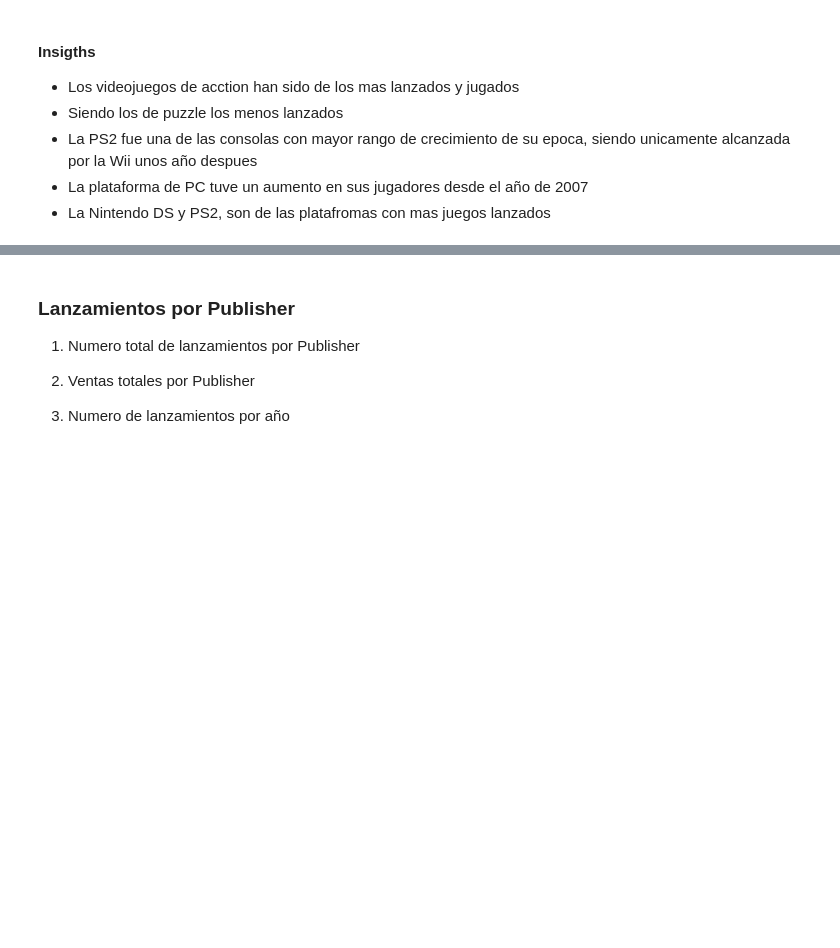
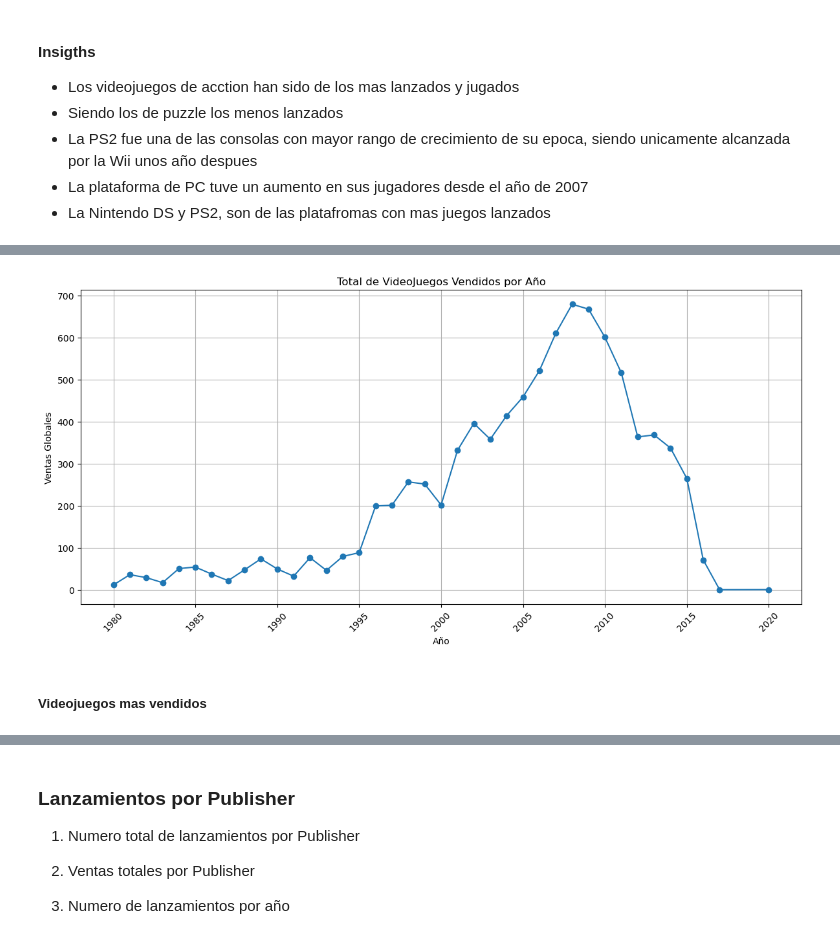
Before and after one commit to BryanHs20/Python-para-Data-Analyst, a Jupyter notebook: Tareas-Proyectos/Tarea M33-AD – Bryan Hernandez Solis.ipynb, the cells around one changed output, grey strips where cells are left out. Saved outputs shown, nothing was run; the diff lists cells and outputs as text; code cells hidden in the pictures; blank space fills up the shorter version.

```diff
--- a/Tareas-Proyectos/Tarea M33-AD – Bryan Hernandez Solis.ipynb
+++ b/Tareas-Proyectos/Tarea M33-AD – Bryan Hernandez Solis.ipynb
@@ -465,0 +455,3 @@ plt.tight_layout()
+# %%
+total_sales = df.groupby('Year')['Global_Sales'].sum().round(2)
+total_sales
@@ -465,0 +495,13 @@ plt.tight_layout()
+# %%
+plt.figure(figsize=(12, 6))
+total_sales.plot(kind='line', marker='o')
+plt.title('Total de VideoJuegos Vendidos por Año')
+plt.xlabel('Año')
+plt.ylabel('Ventas Globales')
+plt.grid(True)
+plt.xticks(rotation=45)
+plt.tight_layout()
+# %% [output]
+[figure, added]
+# %% [markdown]
+##### Videojuegos mas vendidos
```
Also changed, not shown: parts of 74 cells of this notebook.
